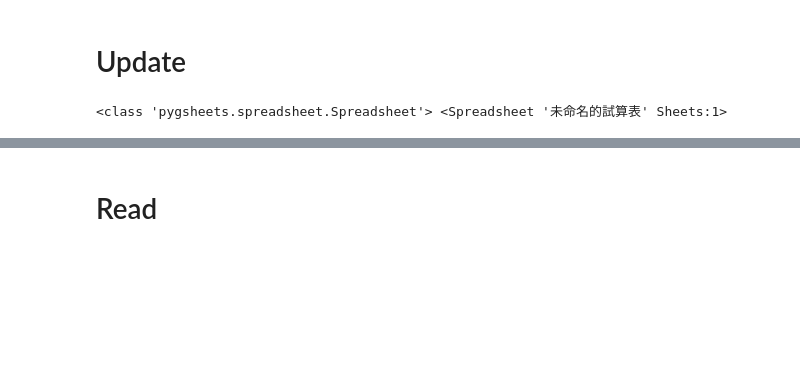
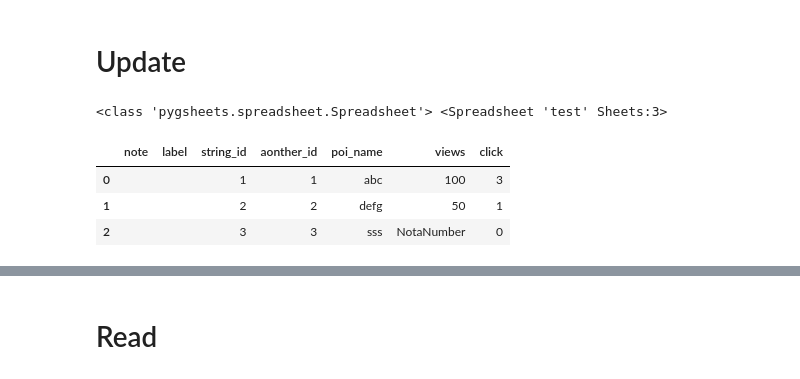
Before and after one commit to YLTsai0609/google_sheets_drive_101, a Jupyter notebook: notebook.ipynb, the cells around one changed output, grey strips where cells are left out. Drawn from its saved outputs; the diff is of its cells as text; code cells hidden in the pictures; blank space fills up the shorter version.

```diff
--- a/notebook.ipynb
+++ b/notebook.ipynb
@@ -66,7 +88,7 @@ class and method :
 
 # return a sheets
 # need to setup the crenditial
-sh = gc.open_by_url('https://docs.google.com/spreadsheets/d/1KLzEsuFdx2_9o1Kf7GgR_S-iBQQ20ZDHWpMClKDVtWE/edit#gid=0')
+sh = gc.open_by_url('https://docs.google.com/spreadsheets/d/1Hmm_ssu4NvzF_qH03pe288KMVPJoN4jYlEhlIiKFF5A/edit#gid=0')
 
 print(type(sh), sh)
 
@@ -85,4 +107,4 @@ wks.update_values('A2', my_nparray.tolist())
 
 # https://docs.google.com/spreadsheets/d/1KLzEsuFdx2_9o1Kf7GgR_S-iBQQ20ZDHWpMClKDVtWE/edit#gid=0
 # %% [output]
-<class 'pygsheets.spreadsheet.Spreadsheet'> <Spreadsheet '未命名的試算表' Sheets:1>
+<class 'pygsheets.spreadsheet.Spreadsheet'> <Spreadsheet 'test' Sheets:3>
@@ -89,3 +116,10 @@ wks.update_values('A2', my_nparray.tolist())
+# %%
+sh.worksheet(property='id', value=847289509).get_as_df()
+# %% [output]
+|  | note | label | string_id | aonther_id | poi_name | views | click |
+| 0 |  |  | 1 | 1 | abc | 100 | 3 |
+| 1 |  |  | 2 | 2 | defg | 50 | 1 |
+| 2 |  |  | 3 | 3 | sss | NotaNumber | 0 |
 # %%
 df = (
     pd.DataFrame(
```
Also changed, not shown: parts of 36 cells of this notebook, 1 other file.
